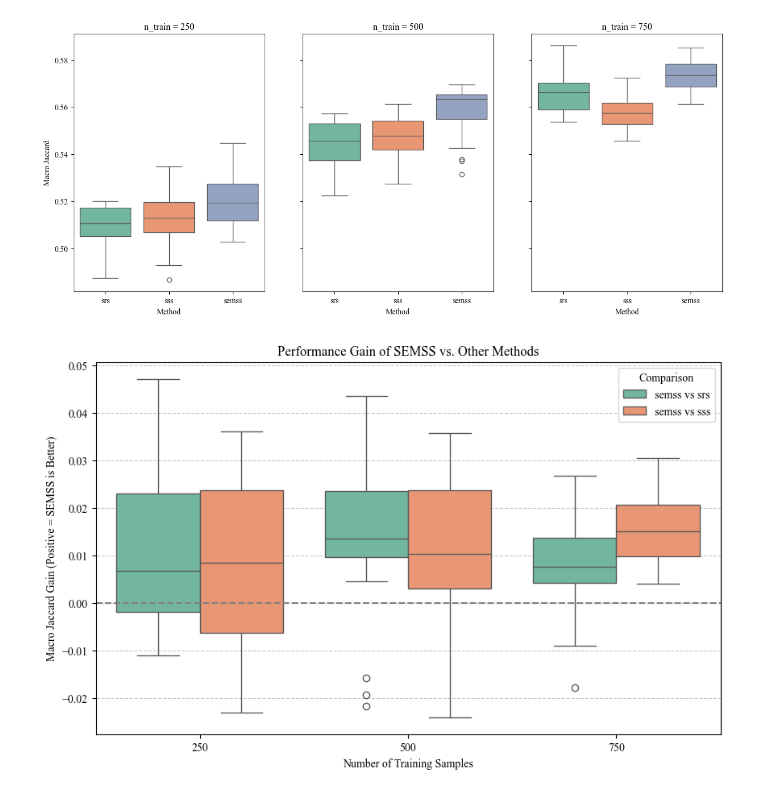
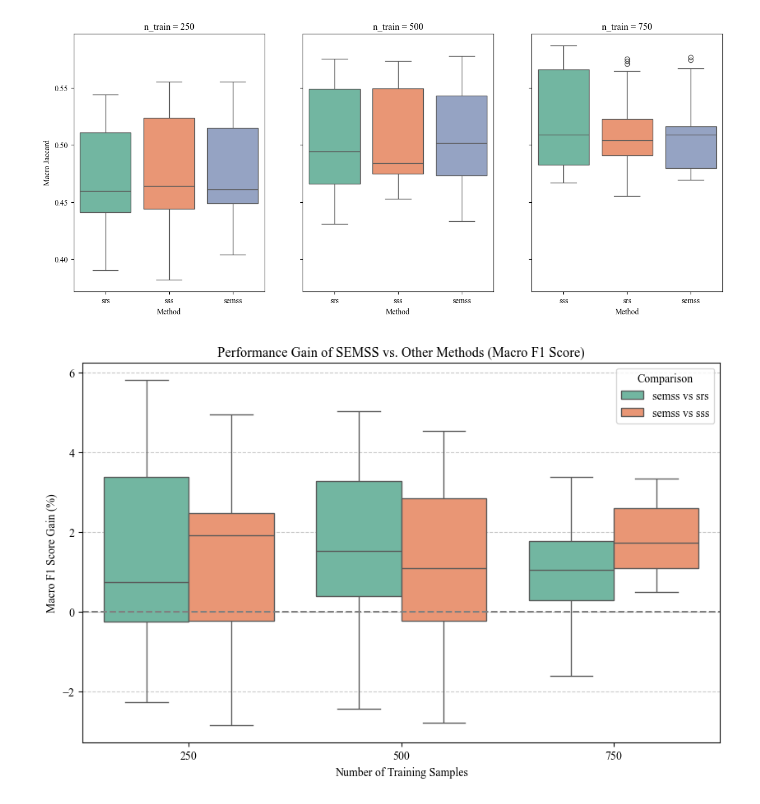
Before and after one commit to DakotaHester/ms-land-cover, a Jupyter notebook: cpb_results.ipynb, the cells around one changed output. Saved outputs shown, nothing was run; the diff lists cells and outputs as text; code cells hidden in the pictures.

```diff
--- a/cpb_results.ipynb
+++ b/cpb_results.ipynb
@@ -5,7 +5,7 @@ import os
 import json
 # %%
 dfs = []
-for json_path in glob('./logs/finetune_cpb_20250814/*/*/*/*/*/*/*.json'):
+for json_path in glob('./logs/finetune_cpb_20250817/*/*/*/*/*/*/*.json'):
 
     path_parts = json_path.split('/')
     model = path_parts[3]
@@ -14,6 +14,9 @@ for json_path in glob('./logs/finetune_cpb_20250814/*/*/*/*/*/*/*.json'):
     n_train = int(path_parts[-4].split('_')[-1])
     rep = int(path_parts[-3].split('_')[-1])
     fold = int(path_parts[-2].split('_')[-1])
+
+    # if model == 'unet' or weights == 'none':
+        # continue
 
     # print(f'Processing {method} rep {rep} fold {fold} with {n_train} training samples')
     metrics_data = json.load(open(json_path, 'r'))
@@ -89,33 +99,33 @@ for i, n_train in enumerate(n_train_values):
     ax[i].set_ylabel('Macro Jaccard')
     ax[i].set_xlabel('Method')
 # %% [output]
-[figure, old version]
+[figure, new version]
 # %%
 
 # Create a plot to emphasize the performance gain of SEMSS
-df_pivot = df.pivot_table(index=['n_train', 'rep', 'fold'], columns='method', values='macro_jaccard').reset_index()
+df_pivot = df.pivot_table(index=['n_train', 'rep', 'fold'], columns='method', values='macro_f1_score').reset_index()
 
-# Calculate the performance gain of semss over the other methods
-df_pivot['semss_gain_vs_srs'] = df_pivot['semss'] - df_pivot['srs']
-df_pivot['semss_gain_vs_sss'] = df_pivot['semss'] - df_pivot['sss']
+# Calculate the performance gain of semss over the other methods and convert to percent
+df_pivot['semss_gain_vs_srs'] = (df_pivot['semss'] - df_pivot['srs']) * 100
+df_pivot['semss_gain_vs_sss'] = (df_pivot['semss'] - df_pivot['sss']) * 100
 
 # Melt the dataframe to make it suitable for plotting with seaborn
 df_gain = df_pivot.melt(
     id_vars=['n_train'],
     value_vars=['semss_gain_vs_srs', 'semss_gain_vs_sss'],
     var_name='comparison',
-    value_name='macro_jaccard_gain'
+    value_name='macro_f1_score_gain'
 )
 df_gain['comparison'] = df_gain['comparison'].str.replace('semss_gain_vs_', 'semss vs ')
 
 # Create the plot
 plt.figure(figsize=(10, 6))
-sns.boxplot(data=df_gain, x='n_train', y='macro_jaccard_gain', hue='comparison', palette='Set2')
+sns.boxplot(data=df_gain, x='n_train', y='macro_f1_score_gain', hue='comparison', palette='Set2')
 plt.axhline(0, color='grey', linestyle='--')
-plt.title('Performance Gain of SEMSS vs. Other Methods')
+plt.title('Performance Gain of SEMSS vs. Other Methods (Macro F1 Score)')
 plt.xlabel('Number of Training Samples')
-plt.ylabel('Macro Jaccard Gain (Positive = SEMSS is Better)')
+plt.ylabel('Macro F1 Score Gain (%)')
 plt.legend(title='Comparison')
 plt.grid(axis='y', linestyle='--', alpha=0.7)
 # %% [output]
-[figure, old version]
+[figure, new version]
```
Also changed, not shown: parts of 4 cells of this notebook.
